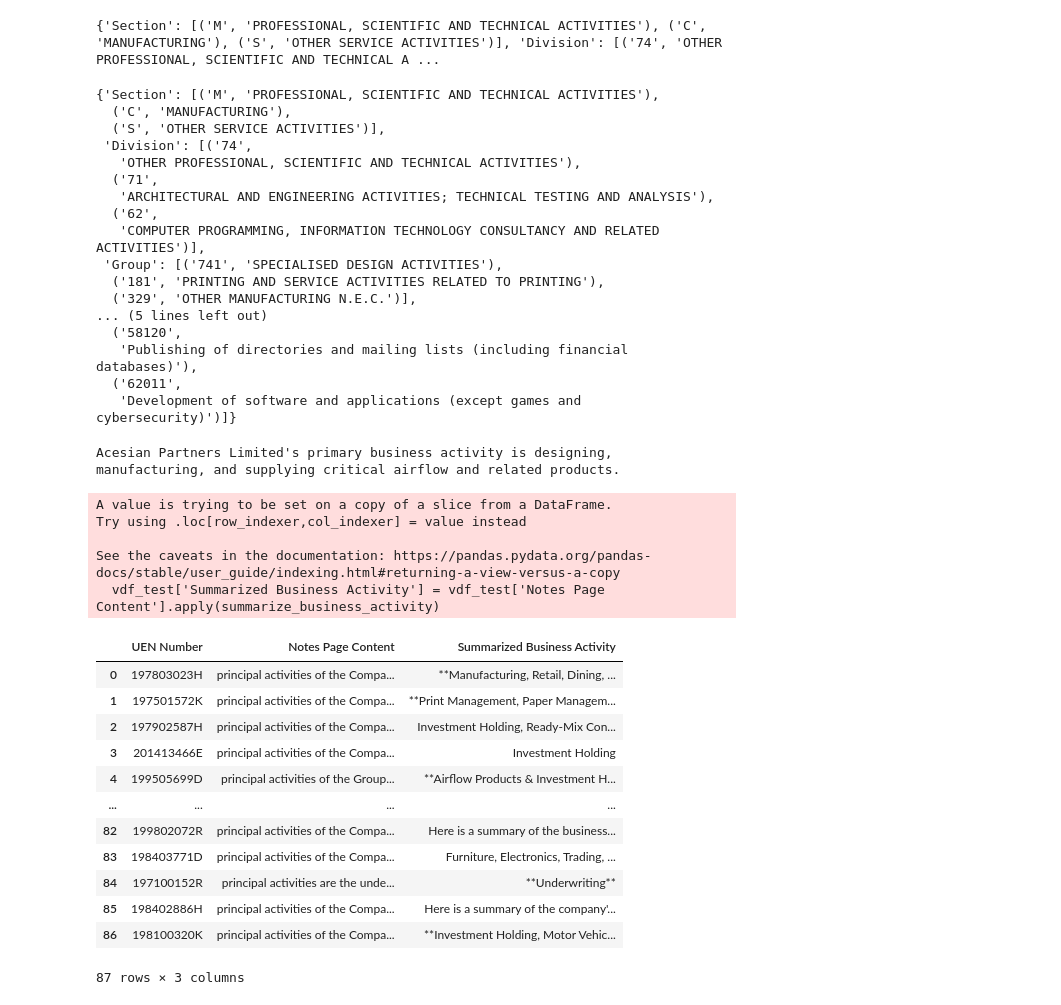
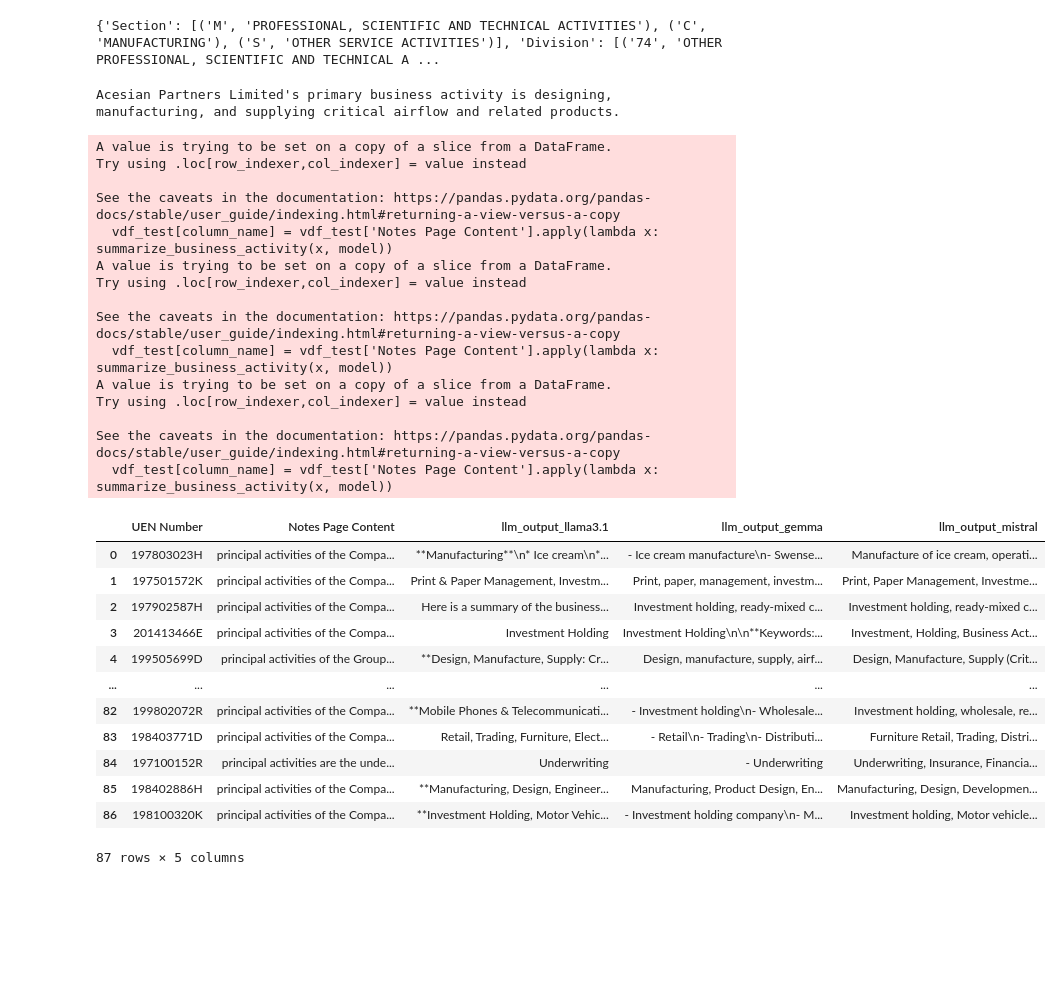
Before and after one commit to yorwel/ssicsync, a Jupyter notebook: 2. Model Load & Test.ipynb, the cells around one changed output. Cells and saved outputs as stored; diff of their text form; code cells hidden in the pictures; blank space fills up the shorter version.

```diff
--- a/2. Model Load & Test.ipynb
+++ b/2. Model Load & Test.ipynb
@@ -567,26 +567,6 @@ Try using .loc[row_indexer,col_indexer] = value instead
 Some layers of TFDistilBertForSequenceClassification were not initialized from the model checkpoint at nusebacra/ssicsync_subclass_classifier and are newly initialized: ['dropout_519']
 You should probably TRAIN this model on a down-stream task to be able to use it for predictions and inference.
 {'Section': [('M', 'PROFESSIONAL, SCIENTIFIC AND TECHNICAL ACTIVITIES'), ('C', 'MANUFACTURING'), ('S', 'OTHER SERVICE ACTIVITIES')], 'Division': [('74', 'OTHER PROFESSIONAL, SCIENTIFIC AND TECHNICAL A ...
-# %%
-results
-# %% [output]
-{'Section': [('M', 'PROFESSIONAL, SCIENTIFIC AND TECHNICAL ACTIVITIES'),
-  ('C', 'MANUFACTURING'),
-  ('S', 'OTHER SERVICE ACTIVITIES')],
- 'Division': [('74',
-   'OTHER PROFESSIONAL, SCIENTIFIC AND TECHNICAL ACTIVITIES'),
-  ('71',
-   'ARCHITECTURAL AND ENGINEERING ACTIVITIES; TECHNICAL TESTING AND ANALYSIS'),
-  ('62',
-   'COMPUTER PROGRAMMING, INFORMATION TECHNOLOGY CONSULTANCY AND RELATED ACTIVITIES')],
- 'Group': [('741', 'SPECIALISED DESIGN ACTIVITIES'),
-  ('181', 'PRINTING AND SERVICE ACTIVITIES RELATED TO PRINTING'),
-  ('329', 'OTHER MANUFACTURING N.E.C.')],
-... (5 lines left out)
-  ('58120',
-   'Publishing of directories and mailing lists (including financial databases)'),
-  ('62011',
-   'Development of software and applications (except games and cybersecurity)')]}
 # %%
 # Step 1: Install ollama -> https://ollama.com/
 # Step 2: Open Command Prompt, run 'ollama run <model_name>' | List of available models -> https://ollama.com/library
@@ -635,48 +617,64 @@ Acesian Partners Limited's primary business activity is designing, manufacturing
 # %%
 import pandas as pd
 
 # vdf_filepath = r"dataSources\ScrapedOutputFiles\(Roy) data validation.xlsx"
 vdf_filepath = r"LLM_Test\Summarised_output_for_model.xlsx"
 vdf = pd.read_excel(vdf_filepath, dtype = str)
 
 vdf_test = vdf[['UEN Number', 'Notes Page Content']]
 
+list_model_name = ['llama3.1', 'gemma', 'mistral']
+
 # Define the function to extract and summarize the business activity
-def summarize_business_activity(content):
-    response = ollama.chat(model='llama3.1', messages=[
+def summarize_business_activity(content, model_name):
+    response = ollama.chat(model=model_name, messages=[
         {
             'role': 'user',
             'content': f'''
             {content}
 
             extract and summarize the business activity in keywords only
             ''',
         },
     ])
-    response_v = response['message']['content'] # Print the response to understand its structure
+    response_v = response['message']['content']  # Get the response content
     return response_v
 
-# Apply the function to the 'Notes Page Content' column
-vdf_test['Summarized Business Activity'] = vdf_test['Notes Page Content'].apply(summarize_business_activity)
+# Loop through each model and apply the function, storing results in new columns
+for model in list_model_name:
+    column_name = 'llm_output_' + model
+    vdf_test[column_name] = vdf_test['Notes Page Content'].apply(lambda x: summarize_business_activity(x, model))
+
 
 pd.set_option('display.max_colwidth', None)
+# vdf_test.to_excel('vdf_test.xlsx', index=False)
 vdf_test
 # %% [output]
 A value is trying to be set on a copy of a slice from a DataFrame.
 Try using .loc[row_indexer,col_indexer] = value instead
 
 See the caveats in the documentation: https://pandas.pydata.org/pandas-docs/stable/user_guide/indexing.html#returning-a-view-versus-a-copy
-  vdf_test['Summarized Business Activity'] = vdf_test['Notes Page Content'].apply(summarize_business_activity)
+  vdf_test[column_name] = vdf_test['Notes Page Content'].apply(lambda x: summarize_business_activity(x, model))
+A value is trying to be set on a copy of a slice from a DataFrame.
+Try using .loc[row_indexer,col_indexer] = value instead
+
+See the caveats in the documentation: https://pandas.pydata.org/pandas-docs/stable/user_guide/indexing.html#returning-a-view-versus-a-copy
+  vdf_test[column_name] = vdf_test['Notes Page Content'].apply(lambda x: summarize_business_activity(x, model))
+A value is trying to be set on a copy of a slice from a DataFrame.
+Try using .loc[row_indexer,col_indexer] = value instead
+
+See the caveats in the documentation: https://pandas.pydata.org/pandas-docs/stable/user_guide/indexing.html#returning-a-view-versus-a-copy
+  vdf_test[column_name] = vdf_test['Notes Page Content'].apply(lambda x: summarize_business_activity(x, model))
-|  | UEN Number | Notes Page Content | Summarized Business Activity |
-| 0 | 197803023H | principal activities of the Compa... | **Manufacturing, Retail, Dining, ... |
-| 1 | 197501572K | principal activities of the Compa... | **Print Management, Paper Managem... |
-| 2 | 197902587H | principal activities of the Compa... | Investment Holding, Ready-Mix Con... |
-| 3 | 201413466E | principal activities of the Compa... | Investment Holding |
-| 4 | 199505699D | principal activities of the Group... | **Airflow Products & Investment H... |
-| ... | ... | ... | ... |
-| 82 | 199802072R | principal activities of the Compa... | Here is a summary of the business... |
-| 83 | 198403771D | principal activities of the Compa... | Furniture, Electronics, Trading, ... |
-| 84 | 197100152R | principal activities are the unde... | **Underwriting** |
-| 85 | 198402886H | principal activities of the Compa... | Here is a summary of the company'... |
-| 86 | 198100320K | principal activities of the Compa... | **Investment Holding, Motor Vehic... |
+|  | UEN Number | Notes Page Content | llm_output_llama3.1 | llm_output_gemma | llm_output_mistral |
+| 0 | 197803023H | principal activities of the Compa... | **Manufacturing**\n* Ice cream\n*... | - Ice cream manufacture\n- Swense... | Manufacture of ice cream, operati... |
+| 1 | 197501572K | principal activities of the Compa... | Print & Paper Management, Investm... | Print, paper, management, investm... | Print, Paper Management, Investme... |
+| 2 | 197902587H | principal activities of the Compa... | Here is a summary of the business... | Investment holding, ready-mixed c... | Investment holding, ready-mixed c... |
+| 3 | 201413466E | principal activities of the Compa... | Investment Holding | Investment Holding\n\n**Keywords:... | Investment, Holding, Business Act... |
+| 4 | 199505699D | principal activities of the Group... | **Design, Manufacture, Supply: Cr... | Design, manufacture, supply, airf... | Design, Manufacture, Supply (Crit... |
+| ... | ... | ... | ... | ... | ... |
+| 82 | 199802072R | principal activities of the Compa... | **Mobile Phones & Telecommunicati... | - Investment holding\n- Wholesale... | Investment holding, wholesale, re... |
+| 83 | 198403771D | principal activities of the Compa... | Retail, Trading, Furniture, Elect... | - Retail\n- Trading\n- Distributi... | Furniture Retail, Trading, Distri... |
+| 84 | 197100152R | principal activities are the unde... | Underwriting | - Underwriting | Underwriting, Insurance, Financia... |
+| 85 | 198402886H | principal activities of the Compa... | **Manufacturing, Design, Engineer... | Manufacturing, Product Design, En... | Manufacturing, Design, Developmen... |
+| 86 | 198100320K | principal activities of the Compa... | **Investment Holding, Motor Vehic... | - Investment holding company\n- M... | Investment holding, Motor vehicle... |
-87 rows × 3 columns
+87 rows × 5 columns
```
Also changed, not shown: parts of 2 cells of this notebook, 1 other file.
